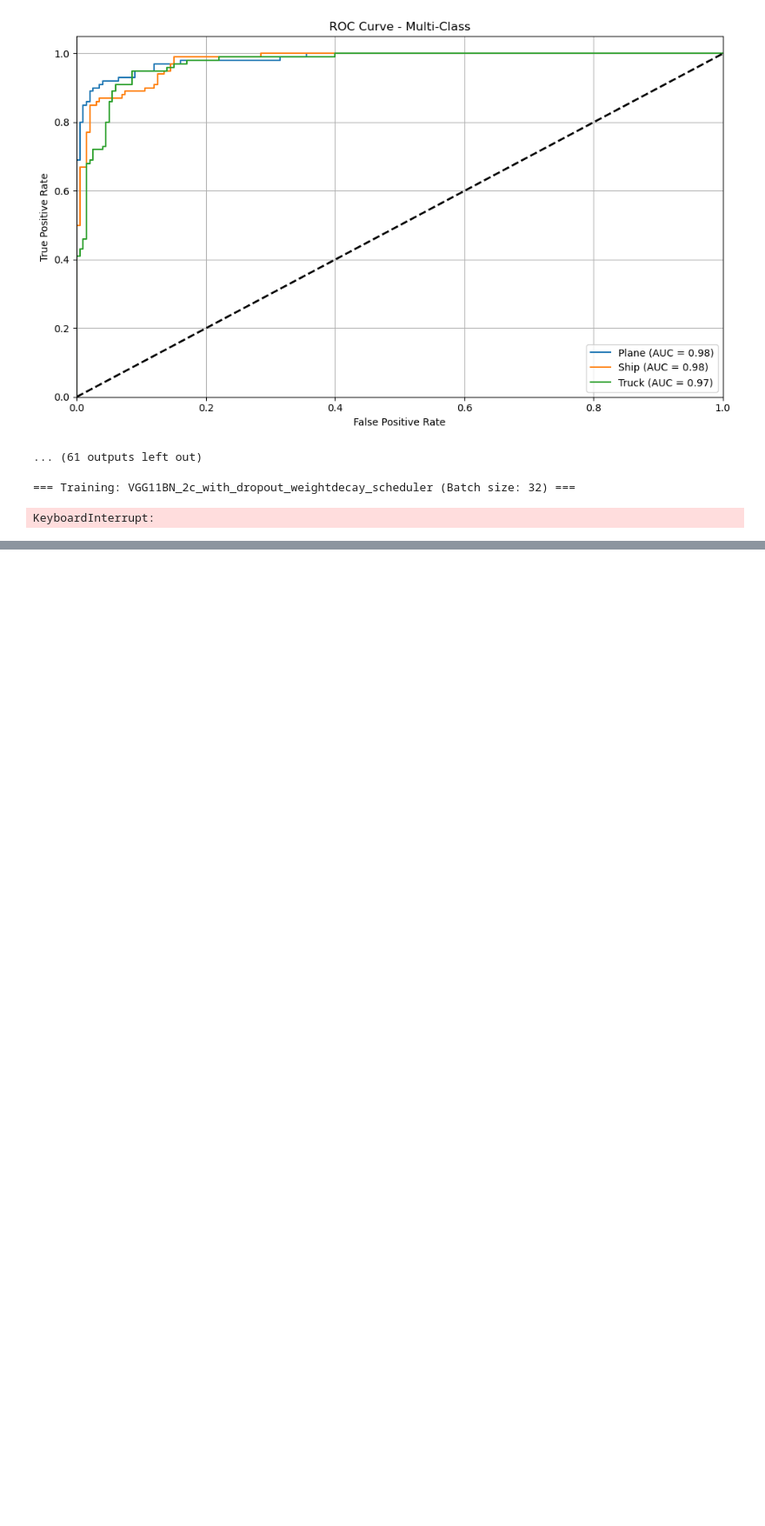
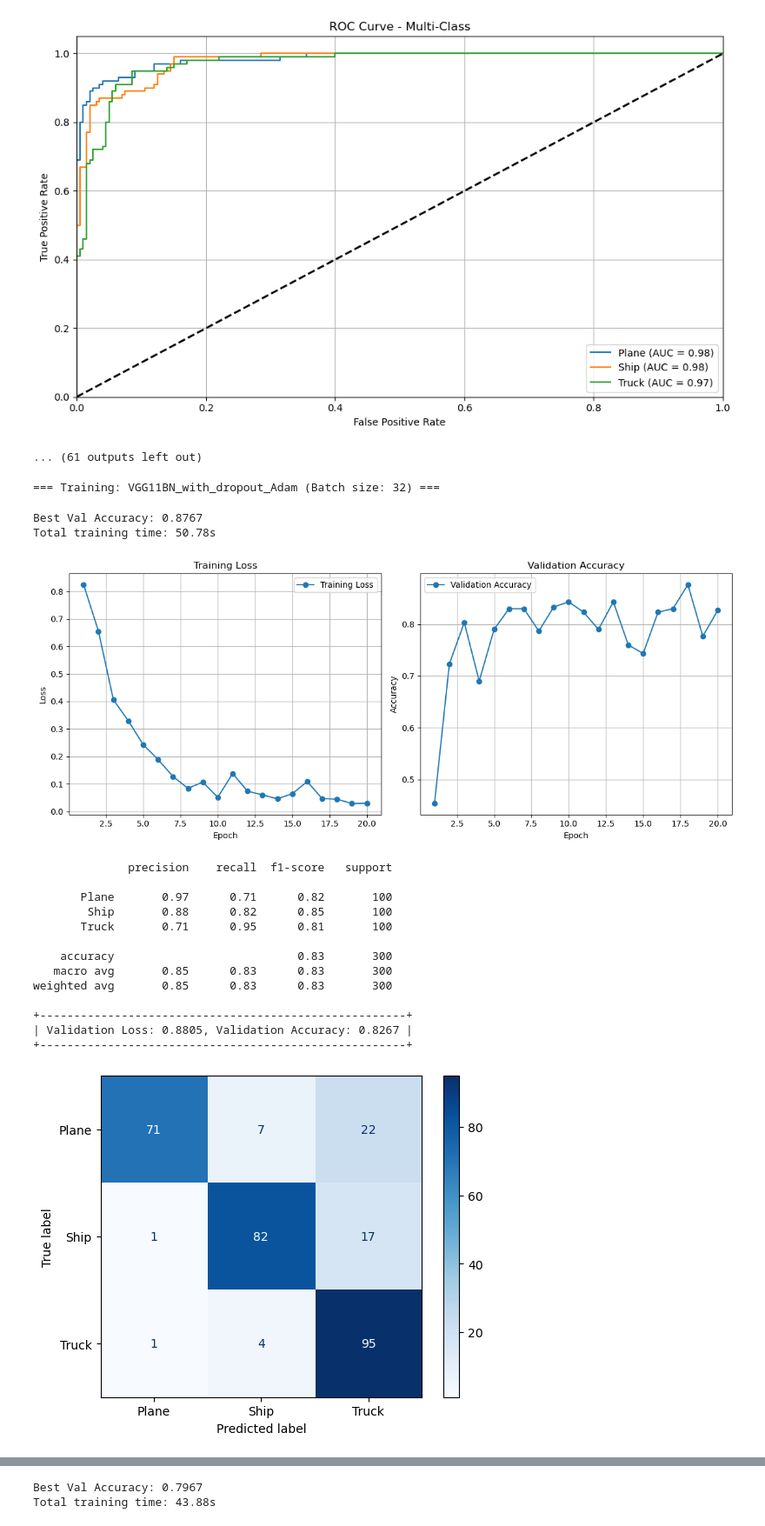
Before and after one commit to tihassfjord/FYS3033DL, a Jupyter notebook: home_examv1.ipynb, the cells around one changed output, grey strips where cells are left out. Shown at 87% size. Saved outputs shown, nothing was run; the diff lists cells and outputs as text; code cells hidden in the pictures; blank space fills up the shorter version.

```diff
--- a/home_examv1.ipynb
+++ b/home_examv1.ipynb
@@ -446,28 +446,25 @@ val_dataset = ImageDataset(val_images, val_labels)
 # Define experiment configurations
 configs = [
     {
-        "name": "VGG11BN_2c_with_dropout_weightdecay_scheduler",
+        "name": "VGG11BN_with_dropout_Adam",
         "dropout": True,
         "weight_decay": 1e-4,
-        "use_scheduler": True,
-        "batch_size": 32
+        "use_scheduler": False,
+        "batch_size": 32,
+        "optimizer": "adam",  # choose "adam" or "sgd"
+        "lr": 1e-4,
     },
     {
-        "name": "VGG11BN_2c_with_dropout_weightdecay_scheduler",
+        "name": "VGG11BN_with_dropout_SGD",
         "dropout": True,
         "weight_decay": 1e-4,
-        "use_scheduler": True,
-        "batch_size": 64
+        "use_scheduler": False,
+        "batch_size": 32,
+        "optimizer": "sgd",
+        "lr": 1e-3,
     },
-    {
-        "name": "VGG11BN_2c_with_dropout_weightdecay_scheduler",
-        "dropout": True,
-        "weight_decay": 1e-4,
-        "use_scheduler": True,
-        "batch_size": 128
-    }
+    # Add more configurations as needed.
 ]
-
 
 # Run each experiment
 for cfg in configs:
@@ -489,13 +486,22 @@ for cfg in configs:
         )
     }
 
-    # Model, optimizer, scheduler
+    # Create model and loss function
     model = VGG11BN(num_classes=3, dropout=cfg["dropout"]).to(device)
     criterion = nn.CrossEntropyLoss()
-    optimizer = optim.Adam(model.parameters(), lr=5e-5, weight_decay=cfg["weight_decay"])
-    scheduler = StepLR(optimizer, step_size=5, gamma=0.5) if cfg["use_scheduler"] else None
 
-    # Train
+    # Setup optimizer based on configuration
+    optimizer_name = cfg.get("optimizer", "adam").lower()
+    lr = cfg.get("lr", 5e-5)  # default lr for Adam; override in config if needed
+    if optimizer_name == "sgd":
+        optimizer = optim.SGD(model.parameters(), lr=lr, weight_decay=cfg["weight_decay"])
+    else:
+        optimizer = optim.Adam(model.parameters(), lr=lr, weight_decay=cfg["weight_decay"])
+
+    # Setup scheduler (if any)
+    scheduler = StepLR(optimizer, step_size=15, gamma=0.5) if cfg["use_scheduler"] else None
+
+    # Train the model
     trained_model = train_model(
         model=model,
         dataloaders=dataloaders,
@@ -503,38 +509,54 @@ for cfg in configs:
         optimizer=optimizer,
         scheduler=scheduler,
         device=device,
-        num_epochs=40,
-        model_name=f"{cfg['name']}_bs{cfg['batch_size']}"  # reflects batch size in filenames
+        num_epochs=60,
+        model_name=f"{cfg['name']}_bs{cfg['batch_size']}"
     )
 
-    # Evaluate
+    # Evaluate the model
     val_loss, val_acc, y_true, y_pred = classification_summary(
         model=trained_model,
         dataloader=dataloaders["val"],
         criterion=criterion,
         device=device,
         class_names=['Plane', 'Ship', 'Truck']
     )
 
     print_framed_metrics(val_loss, val_acc)
 
-    # Plots
+    # Generate plots
     plot_confusion_matrix(
         trained_model,
         dataloaders['val'],
         device,
         class_names=['Plane', 'Ship', 'Truck'],
         save_path=f"plots/{cfg['name']}_bs{cfg['batch_size']}_confusion_matrix.png"
     )
 
     plot_multiclass_roc(
         model=trained_model,
         dataloader=dataloaders['val'],
         device=device,
         num_classes=3,
         class_names=['Plane', 'Ship', 'Truck'],
         model_name=f"{cfg['name']}_bs{cfg['batch_size']}"
     )
 # %% [output]
-=== Training: VGG11BN_2c_with_dropout_weightdecay_scheduler (Batch size: 32) ===
+=== Training: VGG11BN_with_dropout_Adam (Batch size: 32) ===
-KeyboardInterrupt:
+Best Val Accuracy: 0.8767
+Total training time: 50.78s
+[figure, added]
+              precision    recall  f1-score   support
+
+       Plane       0.97      0.71      0.82       100
+        Ship       0.88      0.82      0.85       100
+       Truck       0.71      0.95      0.81       100
+
+    accuracy                           0.83       300
+   macro avg       0.85      0.83      0.83       300
+weighted avg       0.85      0.83      0.83       300
+
++------------------------------------------------------+
+| Validation Loss: 0.8805, Validation Accuracy: 0.8267 |
++------------------------------------------------------+
+[figure, added]
@@ -540,0 +568,2 @@ KeyboardInterrupt:
+Best Val Accuracy: 0.7967
+Total training time: 43.88s
```
Also changed, not shown: parts of 1 cell of this notebook.
